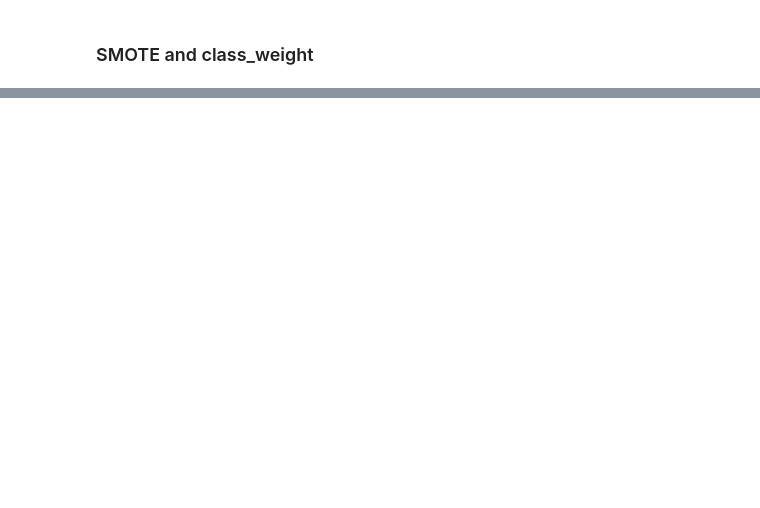
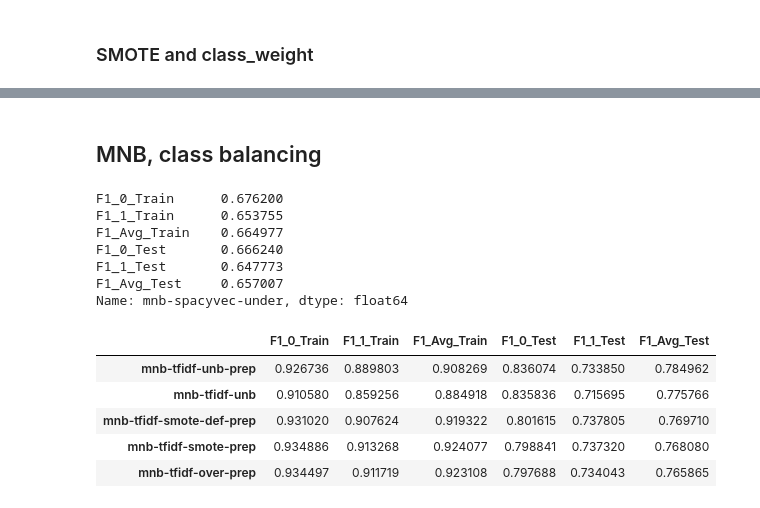
Before and after one commit to kellianneyang/natural-language-processing-practice, a Jupyter notebook: Natural Language Processing with Disaster Tweets - Kaggle Competition.ipynb, the cells around one changed output, grey strips where cells are left out. Saved outputs shown, nothing was run; the diff lists cells and outputs as text; code cells hidden in the pictures; blank space fills up the shorter version.

```diff
--- a/Natural Language Processing with Disaster Tweets - Kaggle Competition.ipynb
+++ b/Natural Language Processing with Disaster Tweets - Kaggle Competition.ipynb
@@ -733,0 +745,3 @@ scores_df.sort_values(by = 'F1_Avg_Test', ascending = False).head()
+# %%
+import spacy
+nlp = spacy.load("en_core_web_lg")
@@ -733,0 +894,58 @@ scores_df.sort_values(by = 'F1_Avg_Test', ascending = False).head()
+# %% [markdown]
+## MNB, class balancing
+# %%
+# undersampled, balanced mnb on preprocessed text
+
+# tts
+from sklearn.model_selection import train_test_split
+
+X_train, X_test, y_train, y_test = train_test_split(
+    train_df.spacy_vector.values,
+    train_df.target,
+    test_size = 0.2,
+    random_state = 2022,
+    stratify = train_df.target)
+
+# sets are of format numpy array of numpy arrays
+# need to flatten the arrays because clf is expecting
+# just a 2d numpy array
+
+import numpy as np
+
+X_train_2d = np.stack(X_train)
+X_test_2d = np.stack(X_test)
+
+# scale values so there are no negative values
+# MultinomialNB doesn't accept negative values
+from sklearn.preprocessing import MinMaxScaler
+
+scaler = MinMaxScaler()
+scaled_train_embed = scaler.fit_transform(X_train_2d)
+scaled_test_embed = scaler.transform(X_test_2d)
+
+clf = resample_pipeline(RandomUnderSampler(),
+                        MultinomialNB(fit_prior = False))
+clf.fit(scaled_train_embed, y_train)
+
+save_scores(clf,
+            scaled_train_embed,
+            scaled_test_embed,
+            y_train,
+            y_test,
+            "mnb-spacyvec-under")
+
+scores_df.sort_values(by = 'F1_Avg_Test', ascending = False).head()
+# %% [output]
+F1_0_Train      0.676200
+F1_1_Train      0.653755
+F1_Avg_Train    0.664977
+F1_0_Test       0.666240
+F1_1_Test       0.647773
+F1_Avg_Test     0.657007
+Name: mnb-spacyvec-under, dtype: float64
+|  | F1_0_Train | F1_1_Train | F1_Avg_Train | F1_0_Test | F1_1_Test | F1_Avg_Test |
+| mnb-tfidf-unb-prep | 0.926736 | 0.889803 | 0.908269 | 0.836074 | 0.733850 | 0.784962 |
+| mnb-tfidf-unb | 0.910580 | 0.859256 | 0.884918 | 0.835836 | 0.715695 | 0.775766 |
+| mnb-tfidf-smote-def-prep | 0.931020 | 0.907624 | 0.919322 | 0.801615 | 0.737805 | 0.769710 |
+| mnb-tfidf-smote-prep | 0.934886 | 0.913268 | 0.924077 | 0.798841 | 0.737320 | 0.768080 |
+| mnb-tfidf-over-prep | 0.934497 | 0.911719 | 0.923108 | 0.797688 | 0.734043 | 0.765865 |
```
Also changed, not shown: parts of 50 cells of this notebook, 2 other files.
